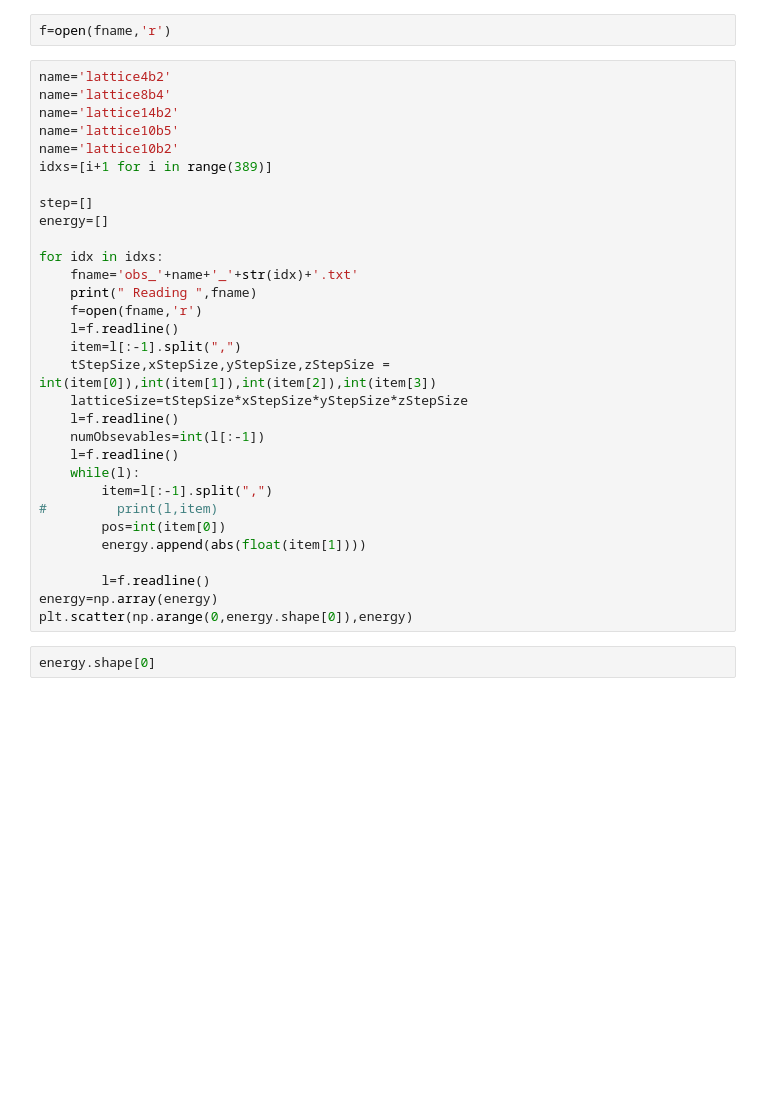
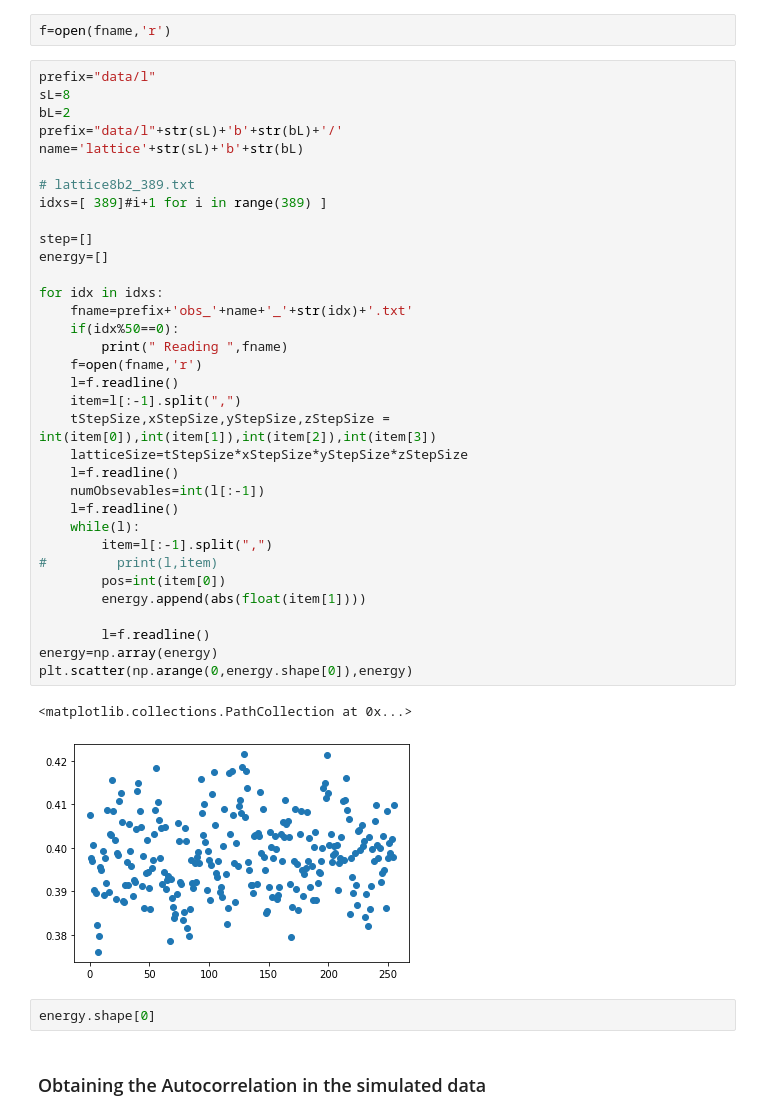
Before and after one commit to ats2008/phiFourSim, a Jupyter notebook: PhiFourLatticeValidation.ipynb, the cells around one changed output. Saved outputs shown, nothing was run; the diff lists cells and outputs as text; blank space fills up the shorter version.

```diff
--- a/PhiFourLatticeValidation.ipynb
+++ b/PhiFourLatticeValidation.ipynb
@@ -230,35 +233,43 @@ ax = plt.gca()
 # %%
 f=open(fname,'r')
 # %%
-name='lattice4b2'
-name='lattice8b4'
-name='lattice14b2'
-name='lattice10b5'
-name='lattice10b2'
-idxs=[i+1 for i in range(389)]
+prefix="data/l"
+sL=8
+bL=2
+prefix="data/l"+str(sL)+'b'+str(bL)+'/'
+name='lattice'+str(sL)+'b'+str(bL)
+
+# lattice8b2_389.txt
+idxs=[ 389]#i+1 for i in range(389) ]
 
 step=[]
 energy=[]
 
 for idx in idxs:
-    fname='obs_'+name+'_'+str(idx)+'.txt'
-    print(" Reading ",fname)
+    fname=prefix+'obs_'+name+'_'+str(idx)+'.txt'
+    if(idx%50==0):
+        print(" Reading ",fname)
     f=open(fname,'r')
     l=f.readline()
     item=l[:-1].split(",")
     tStepSize,xStepSize,yStepSize,zStepSize = int(item[0]),int(item[1]),int(item[2]),int(item[3])
     latticeSize=tStepSize*xStepSize*yStepSize*zStepSize
     l=f.readline()
     numObsevables=int(l[:-1])
     l=f.readline()
     while(l):
         item=l[:-1].split(",")
 #         print(l,item)
         pos=int(item[0])
         energy.append(abs(float(item[1])))
 
         l=f.readline()
 energy=np.array(energy)
 plt.scatter(np.arange(0,energy.shape[0]),energy)
+# %% [output]
+<matplotlib.collections.PathCollection at 0x...>
+[figure, added]
 # %%
 energy.shape[0]
+# %% [markdown]
+### Obtaining the Autocorrelation in the simulated data
```
Also changed, not shown: parts of 18 cells of this notebook, 5 other files.
